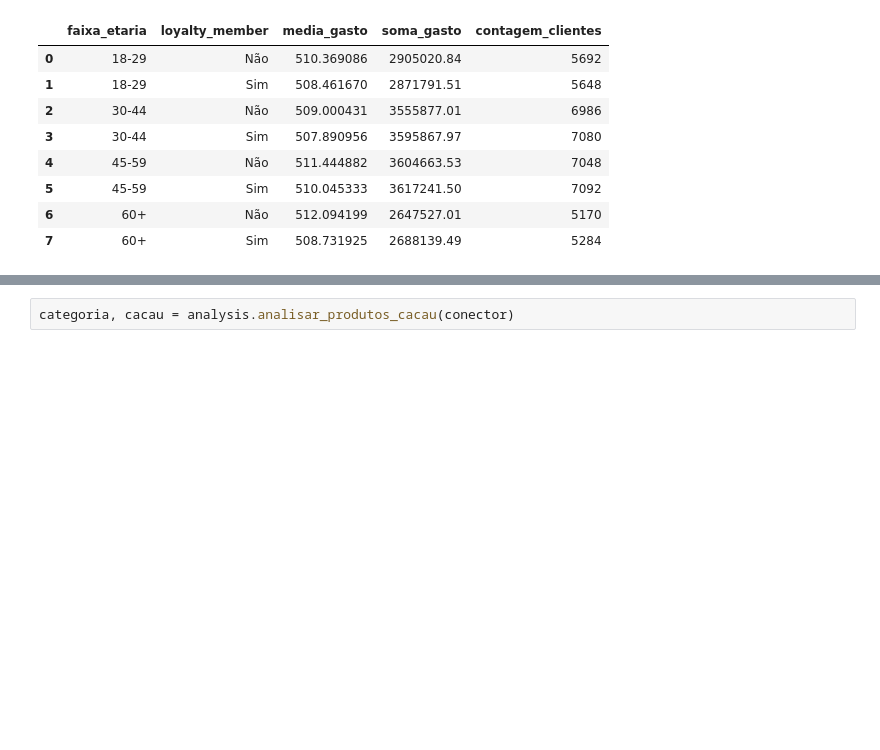
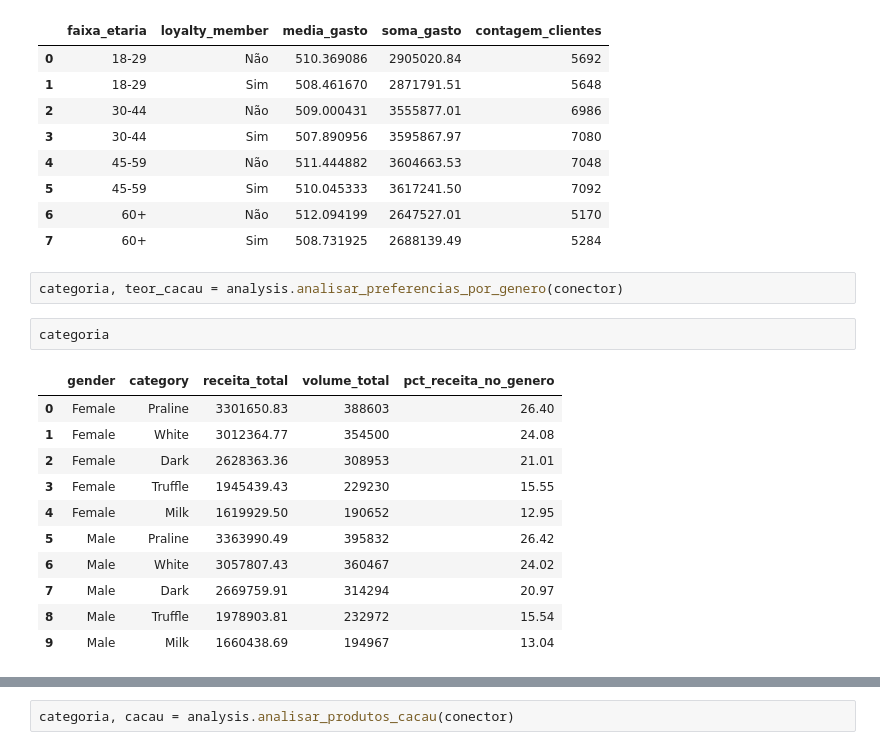
Before and after one commit to salvatoregx/pi4_aplicacoes_ciencia_de_dados, a Jupyter notebook: entregas.ipynb, the cells around one changed output, grey strips where cells are left out. Drawn from its saved outputs; the diff is of its cells as text; blank space fills up the shorter version.

```diff
--- a/entregas.ipynb
+++ b/entregas.ipynb
@@ -48,3 +85,19 @@ analysis.analisar_segmentacao_clientes(conector)
 | 5 | 45-59 | Sim | 510.045333 | 3617241.50 | 7092 |
 | 6 | 60+ | Não | 512.094199 | 2647527.01 | 5170 |
 | 7 | 60+ | Sim | 508.731925 | 2688139.49 | 5284 |
+# %%
+categoria, teor_cacau = analysis.analisar_preferencias_por_genero(conector)
+# %%
+categoria
+# %% [output]
+|  | gender | category | receita_total | volume_total | pct_receita_no_genero |
+| 0 | Female | Praline | 3301650.83 | 388603 | 26.40 |
+| 1 | Female | White | 3012364.77 | 354500 | 24.08 |
+| 2 | Female | Dark | 2628363.36 | 308953 | 21.01 |
+| 3 | Female | Truffle | 1945439.43 | 229230 | 15.55 |
+| 4 | Female | Milk | 1619929.50 | 190652 | 12.95 |
+| 5 | Male | Praline | 3363990.49 | 395832 | 26.42 |
+| 6 | Male | White | 3057807.43 | 360467 | 24.02 |
+| 7 | Male | Dark | 2669759.91 | 314294 | 20.97 |
+| 8 | Male | Truffle | 1978903.81 | 232972 | 15.54 |
+| 9 | Male | Milk | 1660438.69 | 194967 | 13.04 |
```
Also changed, not shown: parts of 25 cells of this notebook, 1 other file.
